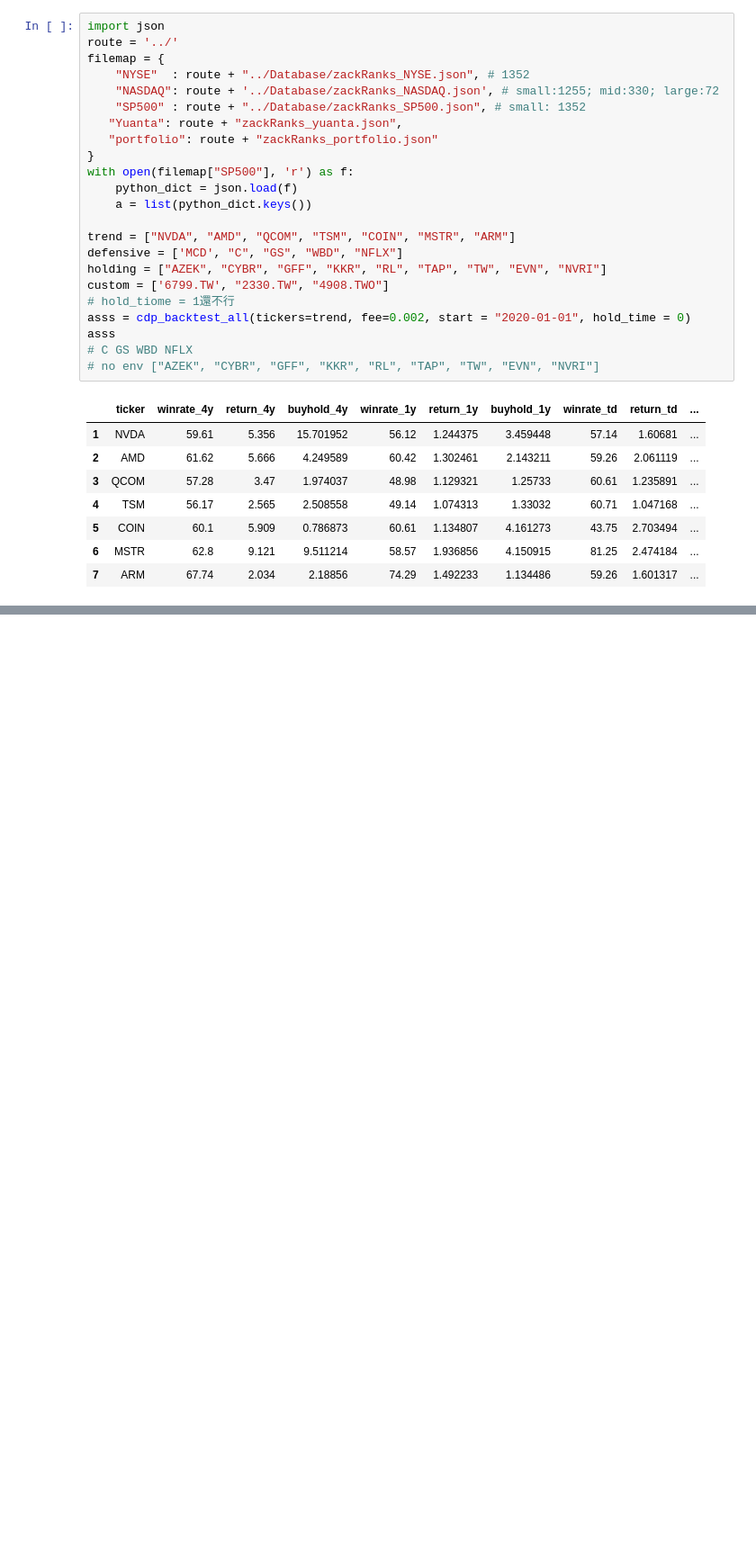
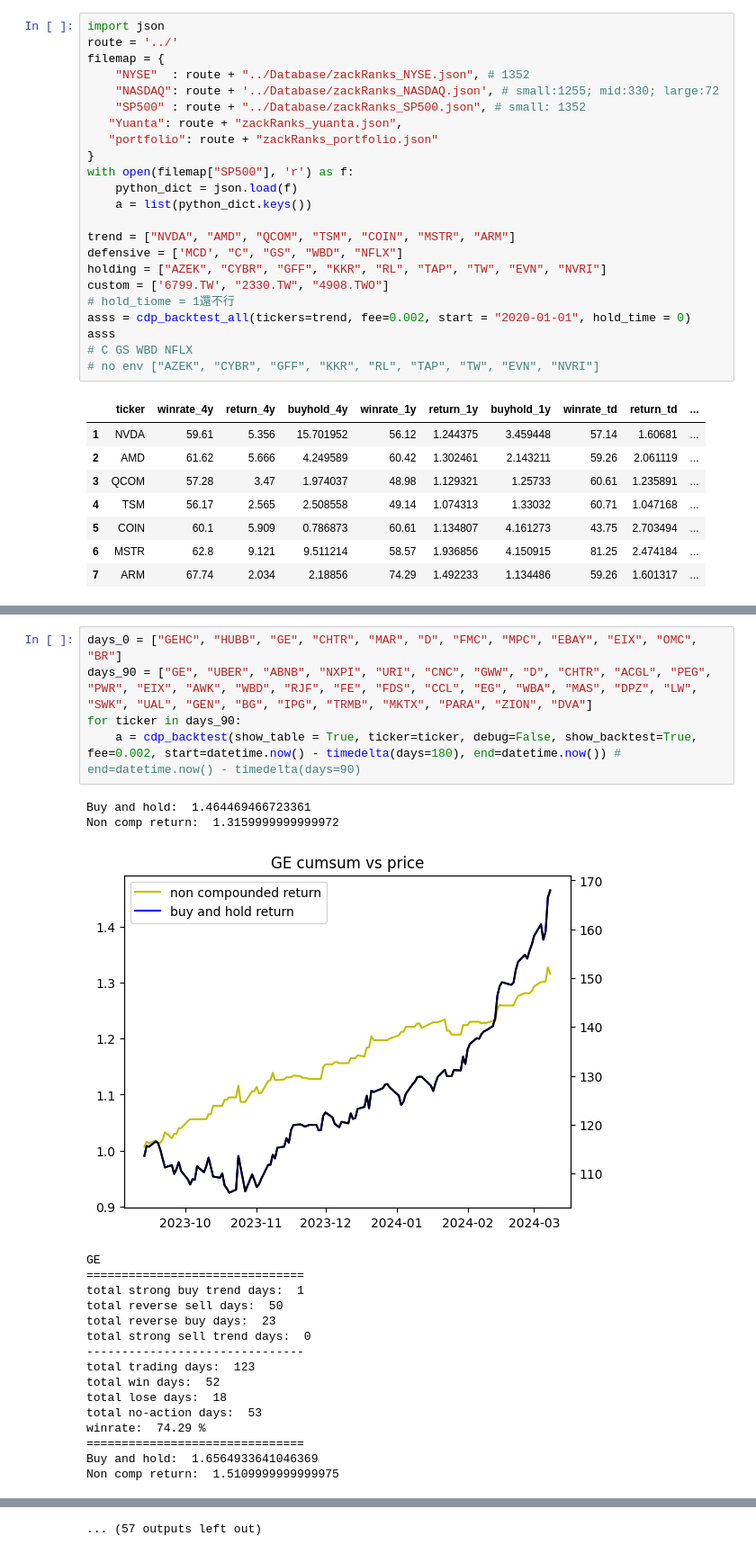
Before and after one commit to tsungyou/CDP_ZacksRank_TW1000, a Jupyter notebook: Daily/CDP_tech_test.ipynb, the cells around one changed output, grey strips where cells are left out. Shown at 90% size. Cells and saved outputs as stored; diff of their text form; blank space fills up the shorter version.

```diff
--- a/Daily/CDP_tech_test.ipynb
+++ b/Daily/CDP_tech_test.ipynb
@@ -779,0 +657,24 @@ winrate:  52.99 %
+# %%
+days_0 = ["GEHC", "HUBB", "GE", "CHTR", "MAR", "D", "FMC", "MPC", "EBAY", "EIX", "OMC", "BR"]
+days_90 = ["GE", "UBER", "ABNB", "NXPI", "URI", "CNC", "GWW", "D", "CHTR", "ACGL", "PEG", "PWR", "EIX", "AWK", "WBD", "RJF", "FE", "FDS", "CCL", "EG", "WBA", "MAS", "DPZ", "LW", "SWK", "UAL", "GEN", "BG", "IPG", "TRMB", "MKTX", "PARA", "ZION", "DVA"]
+for ticker in days_90:
+    a = cdp_backtest(show_table = True, ticker=ticker, debug=False, show_backtest=True, fee=0.002, start=datetime.now() - timedelta(days=180), end=datetime.now()) # end=datetime.now() - timedelta(days=90)
+# %% [output]
+Buy and hold:  1.464469466723361
+Non comp return:  1.3159999999999972
+[figure, added]
+GE
+===============================
+total strong buy trend days:  1
+total reverse sell days:  50
+total reverse buy days:  23
+total strong sell trend days:  0
+-------------------------------
+total trading days:  123
+total win days:  52
+total lose days:  18
+total no-action days:  53
+winrate:  74.29 %
+===============================
+Buy and hold:  1.6564933641046369
+Non comp return:  1.5109999999999975
@@ -779,0 +746 @@ winrate:  52.99 %
+... (57 outputs left out)
```
Also changed, not shown: parts of 16 cells of this notebook, 9 other files.
